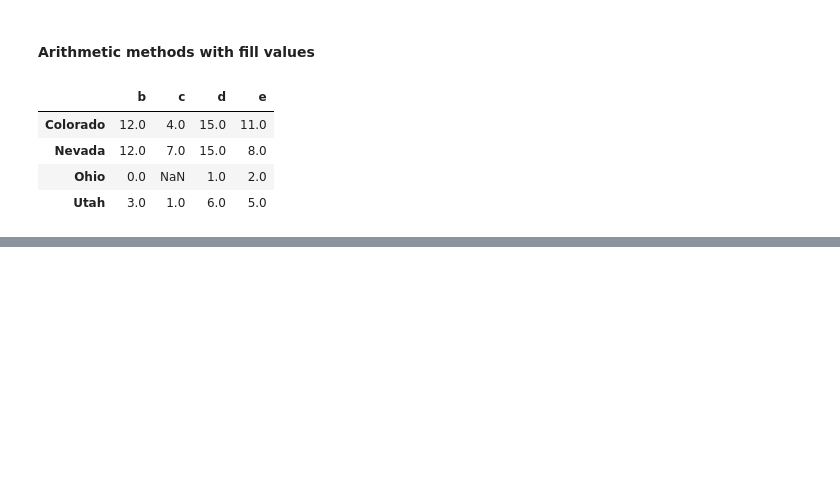
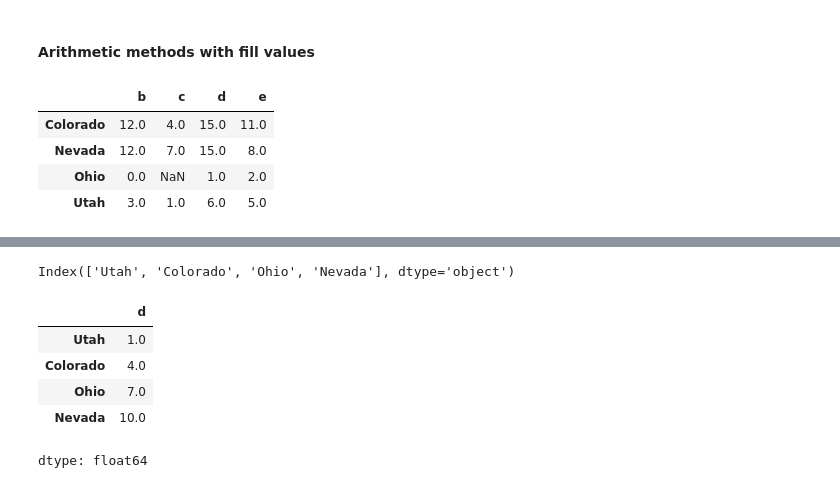
Before and after one commit to Mountain-Biker/pydata-book-practice, a Jupyter notebook: chapter5.ipynb, the cells around one changed output, grey strips where cells are left out. Drawn from its saved outputs; the diff is of its cells as text; code cells hidden in the pictures; blank space fills up the shorter version.

```diff
--- a/chapter5.ipynb
+++ b/chapter5.ipynb
@@ -794,0 +833,12 @@ df1.add(df2, fill_value=0)
+# %%
+series3 = frame['d']
+print(series3.index)
+series3
+# %% [output]
+Index(['Utah', 'Colorado', 'Ohio', 'Nevada'], dtype='object')
+|  | d |
+| Utah | 1.0 |
+| Colorado | 4.0 |
+| Ohio | 7.0 |
+| Nevada | 10.0 |
+dtype: float64
```
Also changed, not shown: parts of 11 cells of this notebook.
